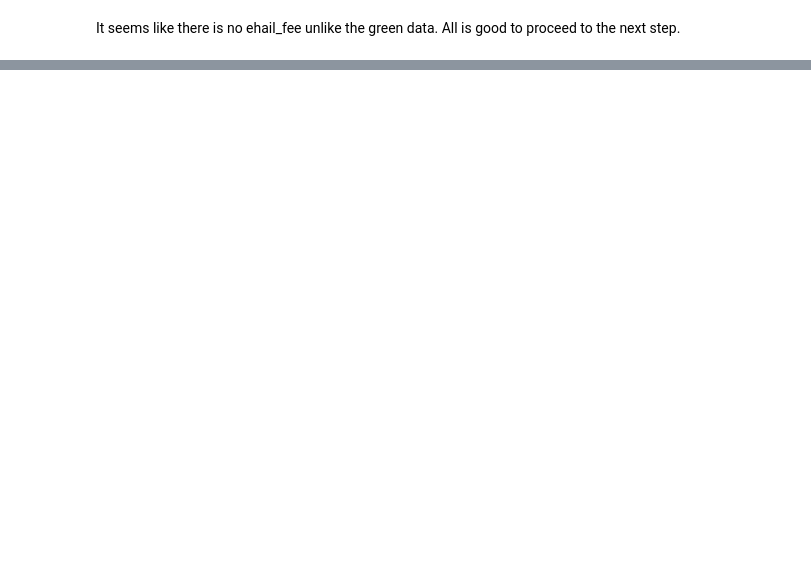
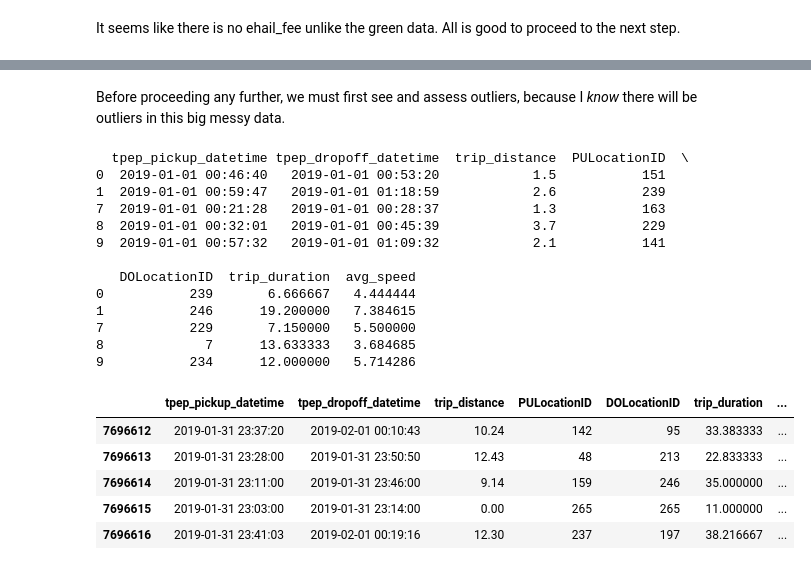
Before and after one commit to MAST30034-Applied-Data-Science/mast30034-project-1-aeross, a Jupyter notebook: notebooks/preprocess.ipynb, the cells around one changed output, grey strips where cells are left out. Cells and saved outputs as stored; diff of their text form; code cells hidden in the pictures; blank space fills up the shorter version.

```diff
--- a/notebooks/preprocess.ipynb
+++ b/notebooks/preprocess.ipynb
@@ -153,0 +226,26 @@ HTTPError: HTTP Error 403: Forbidden
+# %% [markdown]
+Before proceeding any further, we must first see and assess outliers, because I *know* there will be outliers in this big messy data.
+# %%
+pdf.sort_values("avg_speed", ascending=True)
+print(pdf.head())
+pdf.tail()
+# %% [output]
+  tpep_pickup_datetime tpep_dropoff_datetime  trip_distance  PULocationID  \
+0  2019-01-01 00:46:40   2019-01-01 00:53:20            1.5           151
+1  2019-01-01 00:59:47   2019-01-01 01:18:59            2.6           239
+7  2019-01-01 00:21:28   2019-01-01 00:28:37            1.3           163
+8  2019-01-01 00:32:01   2019-01-01 00:45:39            3.7           229
+9  2019-01-01 00:57:32   2019-01-01 01:09:32            2.1           141
+
+   DOLocationID  trip_duration  avg_speed
+0           239       6.666667   4.444444
+1           246      19.200000   7.384615
+7           229       7.150000   5.500000
+8             7      13.633333   3.684685
+9           234      12.000000   5.714286
+|  | tpep_pickup_datetime | tpep_dropoff_datetime | trip_distance | PULocationID | DOLocationID | trip_duration | ... |
+| 7696612 | 2019-01-31 23:37:20 | 2019-02-01 00:10:43 | 10.24 | 142 | 95 | 33.383333 | ... |
+| 7696613 | 2019-01-31 23:28:00 | 2019-01-31 23:50:50 | 12.43 | 48 | 213 | 22.833333 | ... |
+| 7696614 | 2019-01-31 23:11:00 | 2019-01-31 23:46:00 | 9.14 | 159 | 246 | 35.000000 | ... |
+| 7696615 | 2019-01-31 23:03:00 | 2019-01-31 23:14:00 | 0.00 | 265 | 265 | 11.000000 | ... |
+| 7696616 | 2019-01-31 23:41:03 | 2019-02-01 00:19:16 | 12.30 | 237 | 197 | 38.216667 | ... |
```
Also changed, not shown: parts of 22 cells of this notebook.
